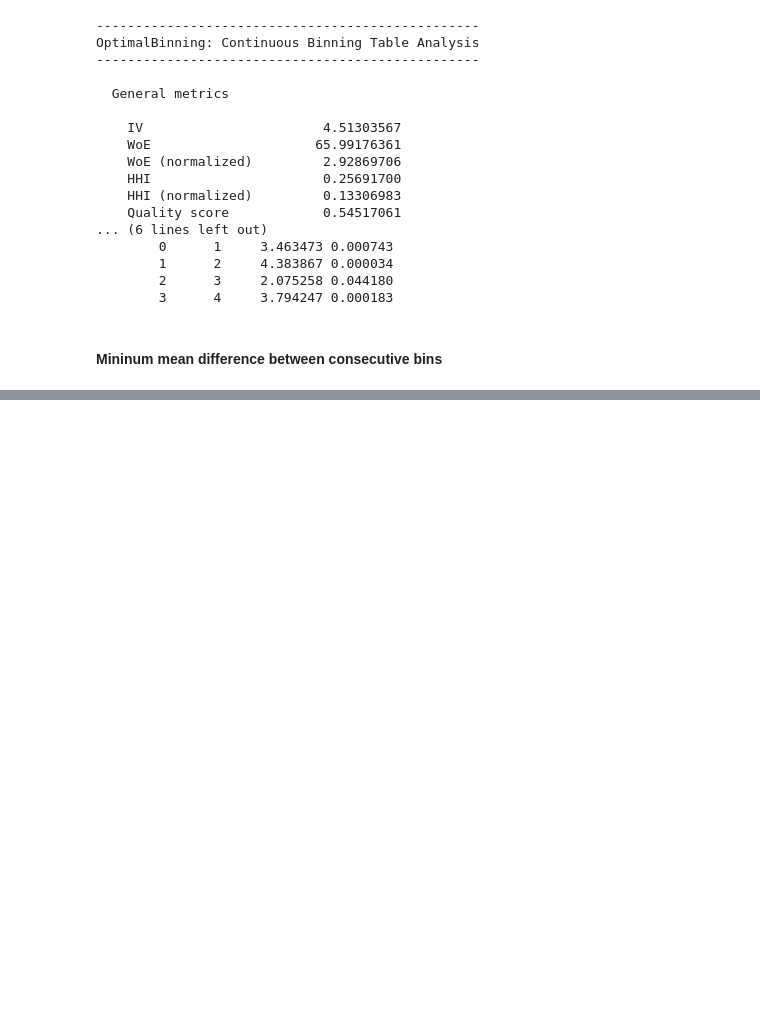
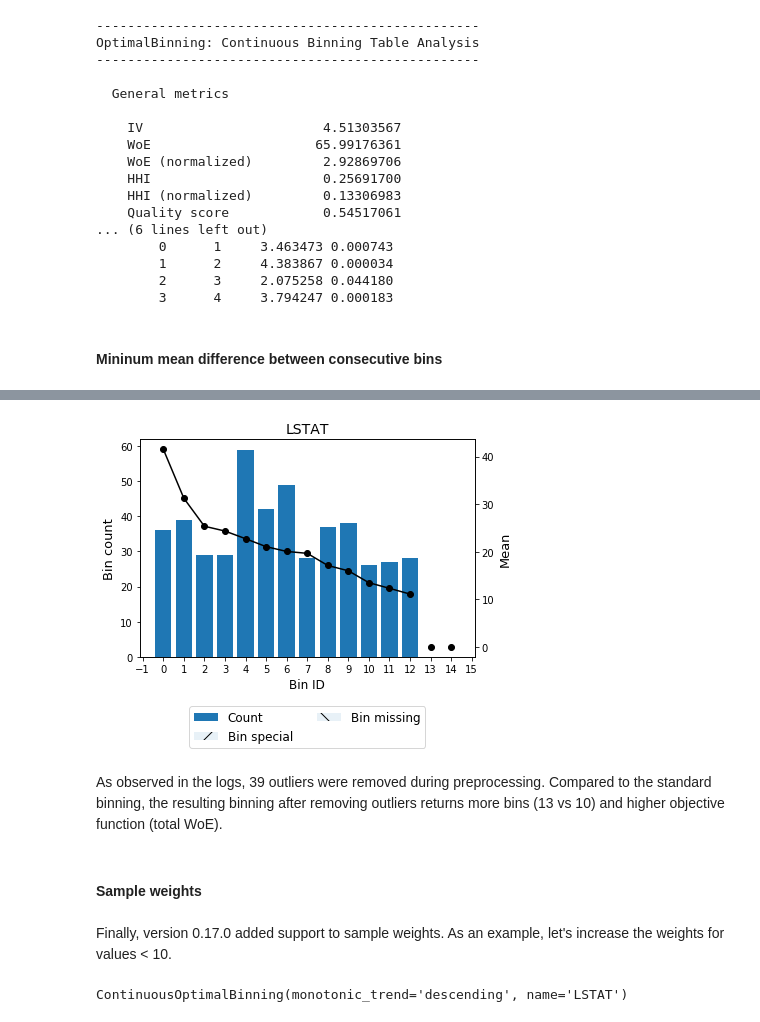
Before and after one commit to guillermo-navas-palencia/optbinning, a Jupyter notebook: doc/source/tutorials/tutorial_continuous.ipynb, the cells around one changed output, grey strips where cells are left out. Saved outputs shown, nothing was run; the diff lists cells and outputs as text; code cells hidden in the pictures; blank space fills up the shorter version.

```diff
--- a/doc/source/tutorials/tutorial_continuous.ipynb
+++ b/doc/source/tutorials/tutorial_continuous.ipynb
@@ -375,0 +423,11 @@ OptimalBinning: Continuous Binning Table Analysis
+# %%
+optb = ContinuousOptimalBinning(name=variable, dtype="numerical",
+                                monotonic_trend="descending",
+                                outlier_detector="yquantile",
+                                outlier_params={
+                                    'n_bins': 10,
+                                    'outlier_detector': 'range',
+                                    'outlier_params': {'method': 'HDI'}
+                                },
+                               verbose=True)
+optb.fit(x, y)
@@ -375,0 +478,10 @@ OptimalBinning: Continuous Binning Table Analysis
+# %%
+optb.binning_table.plot()
+# %% [output]
+[figure, added]
+# %% [markdown]
+As observed in the logs, 39 outliers were removed during preprocessing. Compared to the standard binning, the resulting binning after removing outliers returns more bins (13 vs 10) and higher objective function (total WoE).
+# %% [markdown]
+#### Sample weights
+# %% [markdown]
+Finally, version 0.17.0 added support to sample weights. As an example, let's increase the weights for values < 10.
@@ -375,0 +491,6 @@ OptimalBinning: Continuous Binning Table Analysis
+# %%
+optb = ContinuousOptimalBinning(name=variable, dtype="numerical",
+                                monotonic_trend="descending")
+optb.fit(x, y, sample_weight=sample_weight)
+# %% [output]
+ContinuousOptimalBinning(monotonic_trend='descending', name='LSTAT')
```
Also changed, not shown: parts of 22 cells of this notebook, 18 other files.
